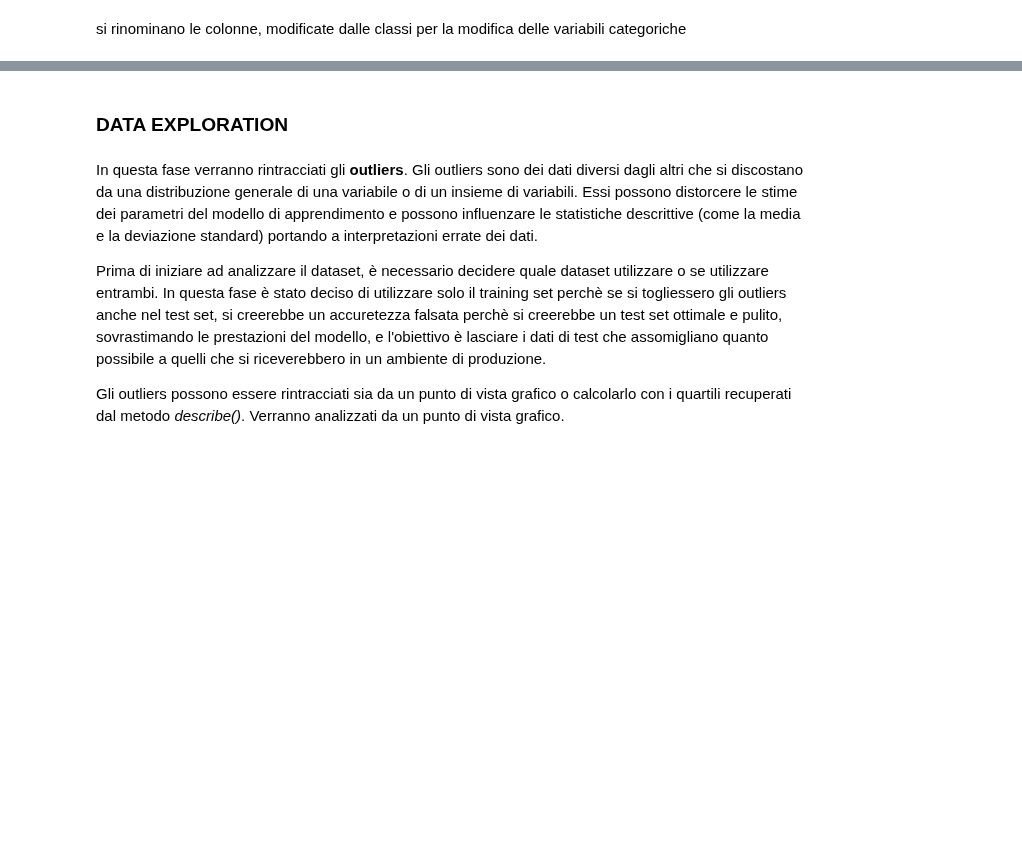
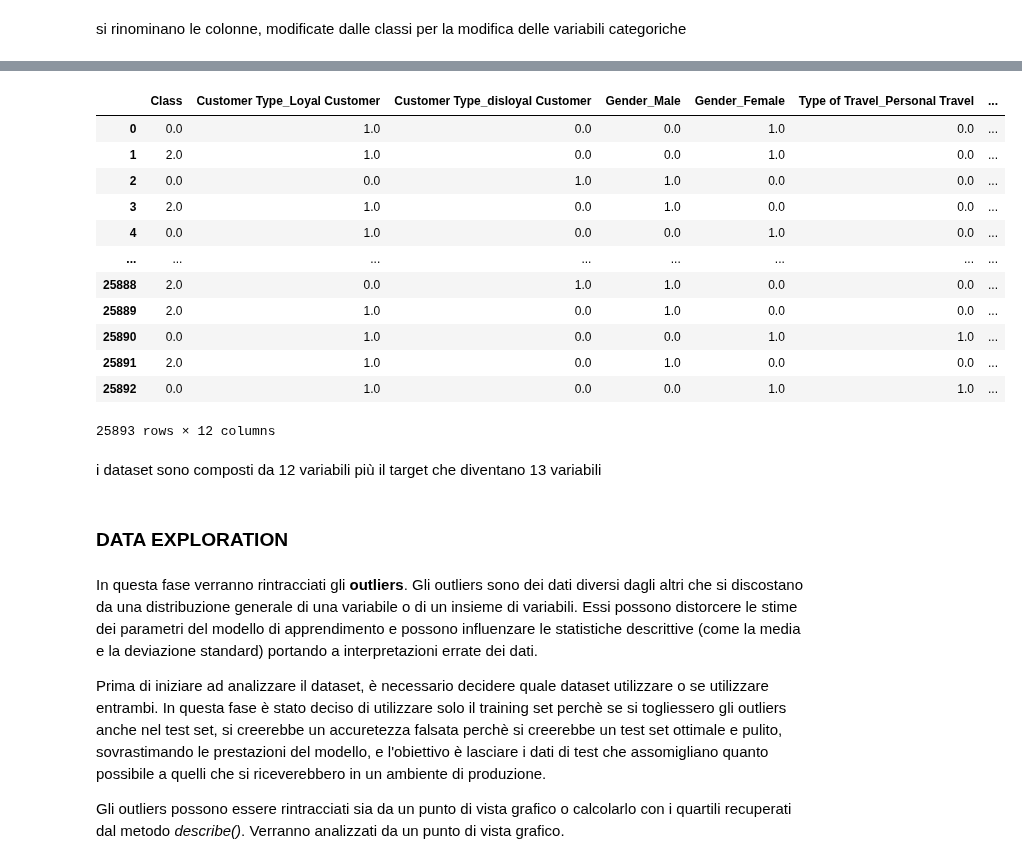
Before and after one commit to mingos25/Data-Science-Project, a Jupyter notebook: ds-project.ipynb, the cells around one changed output, grey strips where cells are left out. Cells and saved outputs as stored; diff of their text form; code cells hidden in the pictures; blank space fills up the shorter version.

```diff
--- a/ds-project.ipynb
+++ b/ds-project.ipynb
@@ -659,3 +724,24 @@ df_train_f_eng_or
+# %%
+#operazione nel test set
+df_test_f_eng_or_mean = mean_and_drop_columns(df_test_f_eng_or)
+
+df_test_f_eng_or_mean
+# %% [output]
+|  | Class | Customer Type_Loyal Customer | Customer Type_disloyal Customer | Gender_Male | Gender_Female | Type of Travel_Personal Travel | ... |
+| 0 | 0.0 | 1.0 | 0.0 | 0.0 | 1.0 | 0.0 | ... |
+| 1 | 2.0 | 1.0 | 0.0 | 0.0 | 1.0 | 0.0 | ... |
+| 2 | 0.0 | 0.0 | 1.0 | 1.0 | 0.0 | 0.0 | ... |
+| 3 | 2.0 | 1.0 | 0.0 | 1.0 | 0.0 | 0.0 | ... |
+| 4 | 0.0 | 1.0 | 0.0 | 0.0 | 1.0 | 0.0 | ... |
+| ... | ... | ... | ... | ... | ... | ... | ... |
+| 25888 | 2.0 | 0.0 | 1.0 | 1.0 | 0.0 | 0.0 | ... |
+| 25889 | 2.0 | 1.0 | 0.0 | 1.0 | 0.0 | 0.0 | ... |
+| 25890 | 0.0 | 1.0 | 0.0 | 0.0 | 1.0 | 1.0 | ... |
+| 25891 | 2.0 | 1.0 | 0.0 | 1.0 | 0.0 | 0.0 | ... |
+| 25892 | 0.0 | 1.0 | 0.0 | 0.0 | 1.0 | 1.0 | ... |
+25893 rows × 12 columns
+# %% [markdown]
+i dataset sono composti da 12 variabili più il target che diventano 13 variabili
 # %% [markdown]
 ### DATA EXPLORATION
 # %% [markdown]
```
Also changed, not shown: parts of 44 cells of this notebook.
